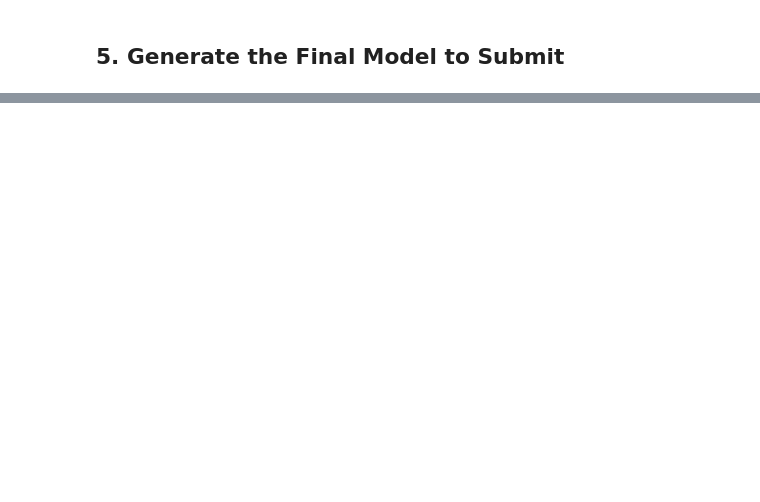
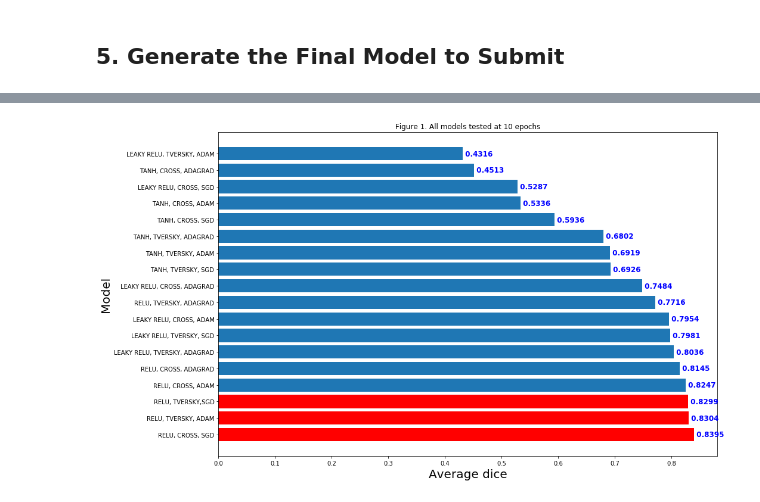
Before and after one commit to pusztayj/NeuralComp-Coursework, a Jupyter notebook: CW2/tutorial.ipynb, the cells around one changed output, grey strips where cells are left out. Cells and saved outputs as stored; diff of their text form; code cells hidden in the pictures; blank space fills up the shorter version.

```diff
--- a/CW2/tutorial.ipynb
+++ b/CW2/tutorial.ipynb
@@ -741,0 +818,36 @@ print("Generate CSV file successfully")
+# %%
+import matplotlib.pyplot as plt
+import numpy as np
+
+name_model = ['RELU, CROSS, SGD','RELU, TVERSKY, ADAM','RELU, TVERSKY,SGD','RELU, CROSS, ADAM',
+              'RELU, CROSS, ADAGRAD','LEAKY RELU, TVERSKY, ADAGRAD','LEAKY RELU, TVERSKY, SGD',
+              'LEAKY RELU, CROSS, ADAM','RELU, TVERSKY, ADAGRAD','LEAKY RELU, CROSS, ADAGRAD',
+              'TANH, TVERSKY, SGD','TANH, TVERSKY, ADAM','TANH, TVERSKY, ADAGRAD','TANH, CROSS, SGD',
+              'TANH, CROSS, ADAM','LEAKY RELU, CROSS, SGD','TANH, CROSS, ADAGRAD','LEAKY RELU, TVERSKY, ADAM']
+dice_model = [0.8395,0.8304,0.8299,0.8247,0.8145,0.8036,0.7981,0.7954,0.7716,0.7484,0.6926,0.6919,
+              0.6802,0.5936,0.5336,0.5287,0.4513,0.4316]
+
+a = sorted(zip(dice_model, name_model), reverse=True)[:3]
+name3 = []
+dice3 = []
+for i in a:
+    name3.append(i[1])
+    dice3.append(i[0])
+dice_model= [round(num, 4) for num in dice_model]
+y_pos = np.arange(len(name_model))
+plt.barh(y_pos,dice_model)
+plt.barh(name3,dice3, color = 'red')
+fig = plt.gcf()
+fig.set_size_inches(15, 10)
+plt.yticks(y_pos, name_model)
+plt.title('Figure 1. All models tested at 10 epochs')
+ax = plt.gca()
+ax.tick_params(axis='y', which='major', labelsize=10)
+plt.xlabel('Average dice', fontsize=20)
+plt.ylabel('Model', fontsize=20)
+for i, v in enumerate(dice_model):
+   plt.text(v, i, " "+str(v), color='blue', va='center', fontweight='bold', fontsize = 12)
+
+plt.show()
+# %% [output]
+[figure, added]
```
Also changed, not shown: parts of 30 cells of this notebook, 2 other files.
